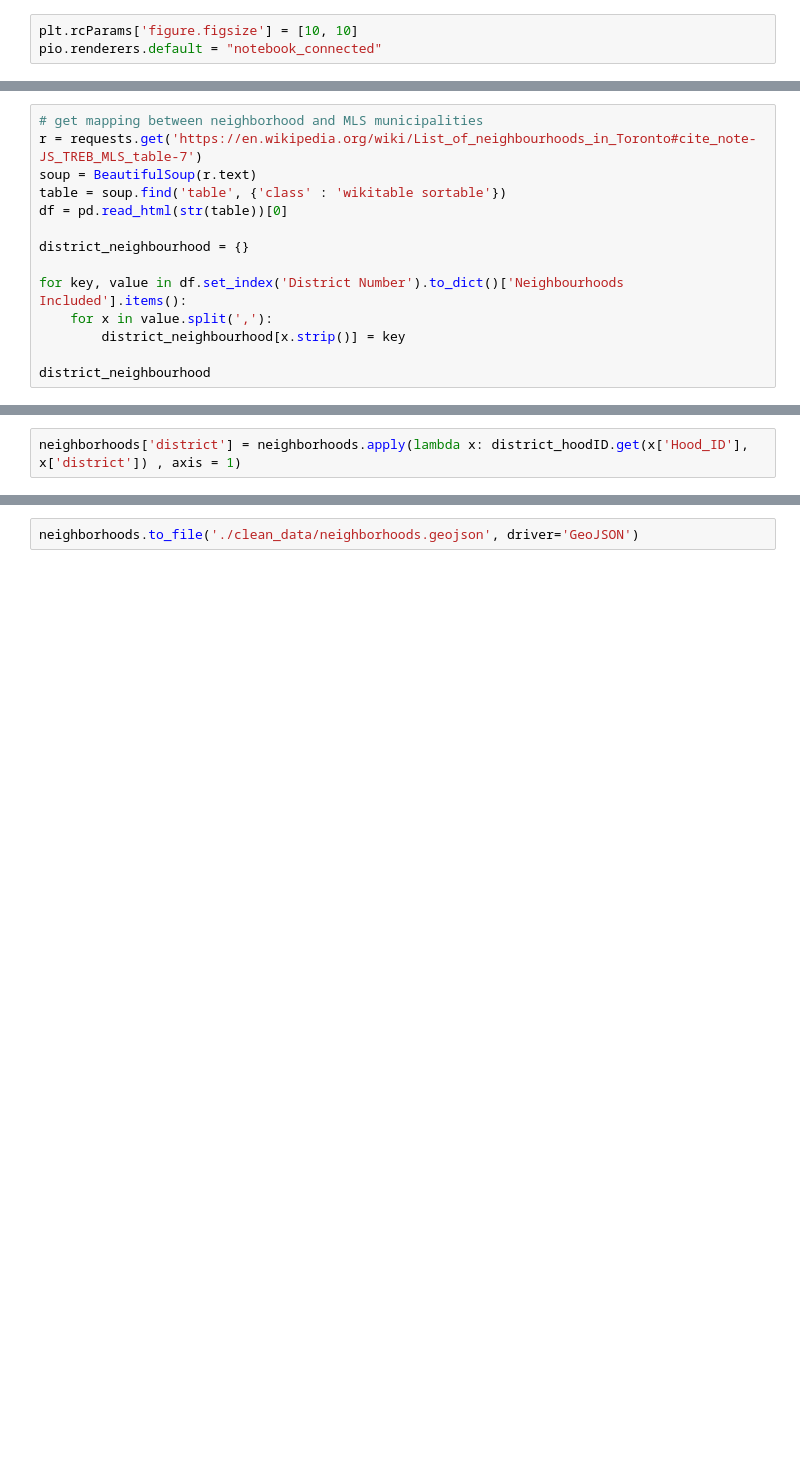
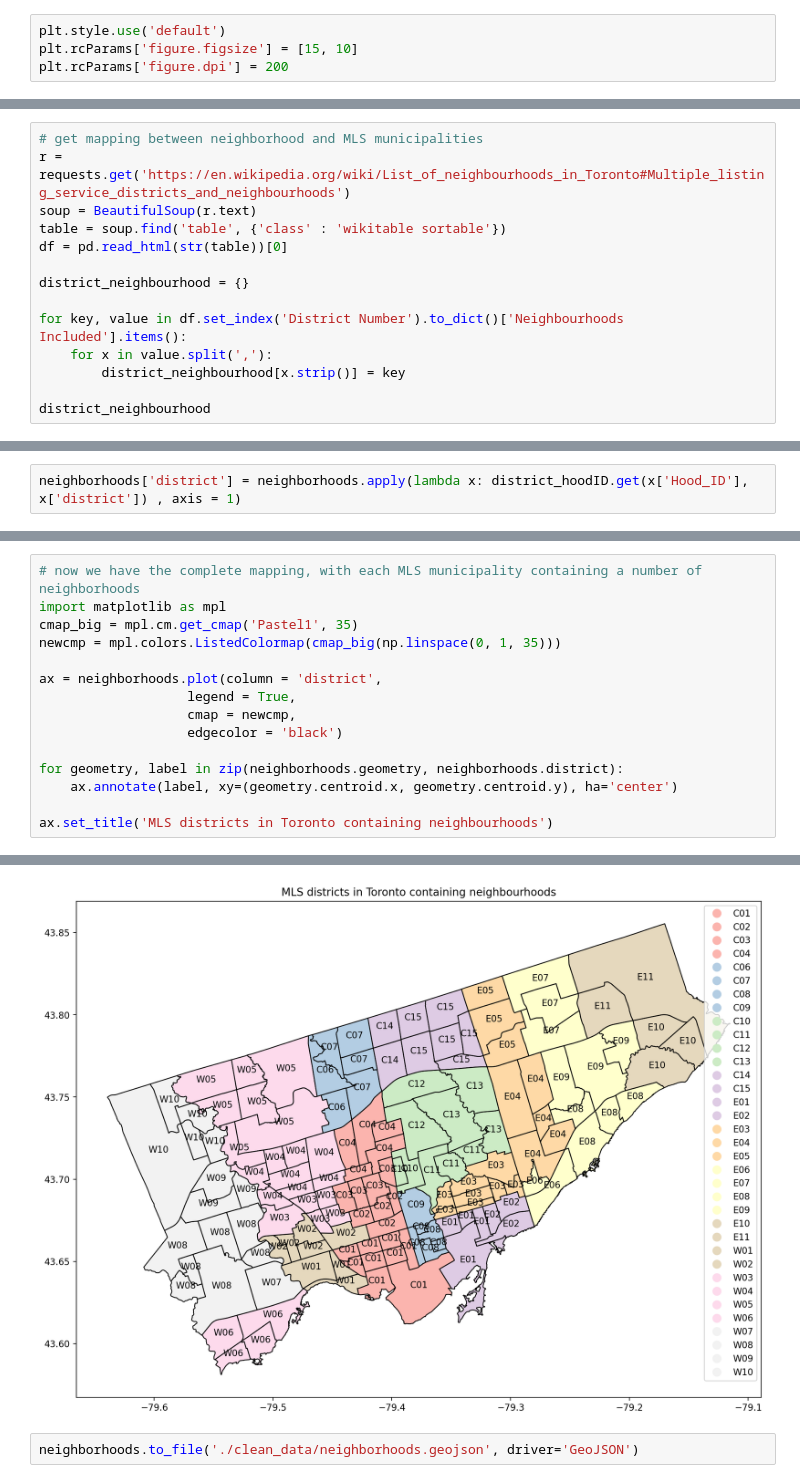
Before and after one commit to WillKWL/Project-TorontoApartment, a Jupyter notebook: 1- initiate.ipynb, the cells around one changed output, grey strips where cells are left out. Drawn from its saved outputs; the diff is of its cells as text; blank space fills up the shorter version.

```diff
--- a/1- initiate.ipynb
+++ b/1- initiate.ipynb
@@ -81,6 +82,7 @@ import tabula
-# %%
-plt.rcParams['figure.figsize'] = [10, 10]
-pio.renderers.default = "notebook_connected"
+# %%
+plt.style.use('default')
+plt.rcParams['figure.figsize'] = [15, 10]
+plt.rcParams['figure.dpi'] = 200
 # %%
 # Projected Coordinate System (PCS): how you project onto a 2D plane
 epsg_2d = 26717
@@ -396,7 +398,7 @@ neighborhoods.plot(color = 'lightgreen', edgecolor = 'black', alpha = 0.5)
 While we have the boundary files for neighborhood, the apartment rental data from TRREB are only availble to the level of municipalities defined by MLS. Therefore we need to link the two together.
 # %%
 # get mapping between neighborhood and MLS municipalities
-r = requests.get('https://en.wikipedia.org/wiki/List_of_neighbourhoods_in_Toronto#cite_note-JS_TREB_MLS_table-7')
+r = requests.get('https://en.wikipedia.org/wiki/List_of_neighbourhoods_in_Toronto#Multiple_listing_service_districts_and_neighbourhoods')
 soup = BeautifulSoup(r.text)
 table = soup.find('table', {'class' : 'wikitable sortable'})
 df = pd.read_html(str(table))[0]
@@ -486,0 +483,16 @@ neighborhoods.plot(column = 'district')
+# %%
+# now we have the complete mapping, with each MLS municipality containing a number of neighborhoods
+import matplotlib as mpl
+cmap_big = mpl.cm.get_cmap('Pastel1', 35)
+newcmp = mpl.colors.ListedColormap(cmap_big(np.linspace(0, 1, 35)))
+
+ax = neighborhoods.plot(column = 'district',
+                   legend = True,
+                   cmap = newcmp,
+                   edgecolor = 'black')
+
+for geometry, label in zip(neighborhoods.geometry, neighborhoods.district):
+    ax.annotate(label, xy=(geometry.centroid.x, geometry.centroid.y), ha='center')
+
+ax.set_title('MLS districts in Toronto containing neighbourhoods')
+# %% [output]
@@ -487,3 +500,4 @@ neighborhoods.plot(column = 'district')
+[figure, added]
 # %%
 neighborhoods.to_file('./clean_data/neighborhoods.geojson', driver='GeoJSON')
 # %% [output]
```
Also changed, not shown: parts of 3 cells of this notebook, 1 other file.
